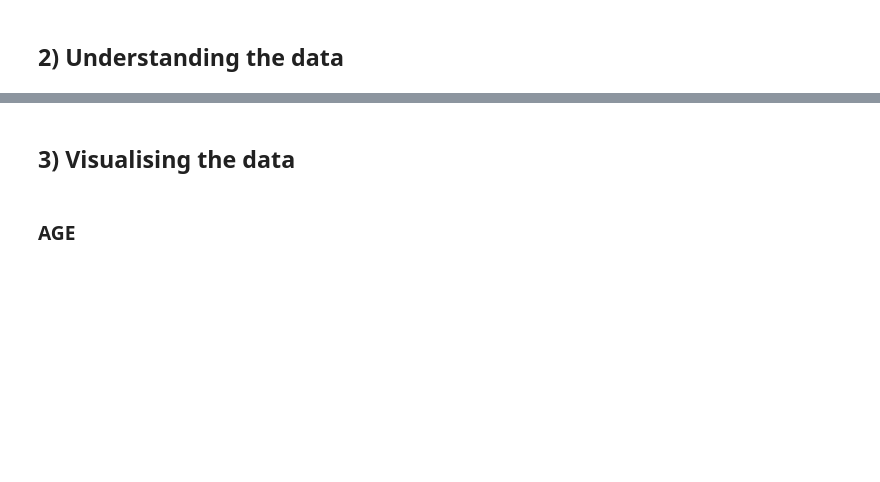
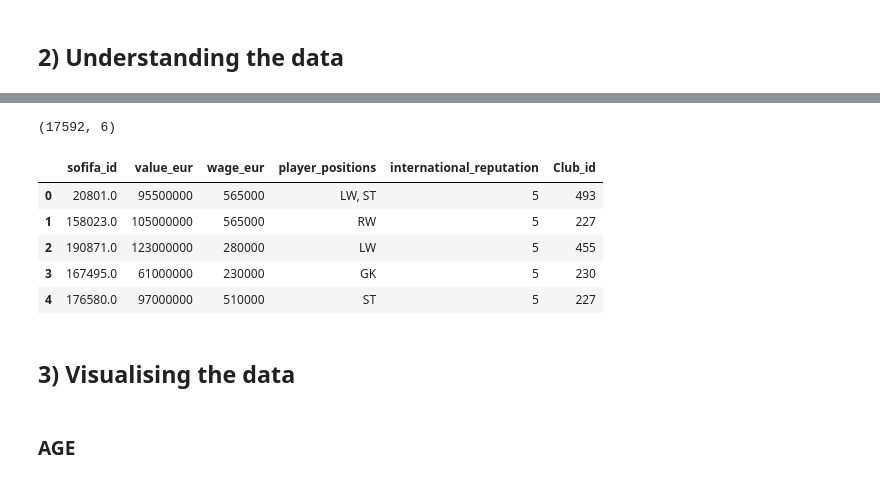
Before and after one commit to tanikellanjali/FIFA-Prediction-analyisis-, a Jupyter notebook: FIFA Project.ipynb, the cells around one changed output, grey strips where cells are left out. Drawn from its saved outputs; the diff is of its cells as text; code cells hidden in the pictures; blank space fills up the shorter version.

```diff
--- a/FIFA Project.ipynb
+++ b/FIFA Project.ipynb
@@ -320,28 +436,0 @@ display(table4)
-# %%
-table5=list(zip(sofifa_id,value_eur,wage_eur,player_positions,international_reputation))
-create_table_sql5 = """CREATE TABLE [Player_value] (
-            [sofifa_id] Real not null primary key,
-            [value_eur] integer not null,
-            [wage_eur] integer not null,
-            [player_positions] Text not null,
-            [international_reputation] integer not null,
-            [Club_id] integer,
-            FOREIGN KEY(Club_id) REFERENCES Player_Club(Club_id)
-        );"""
-database_filename = 'project.db'
-conn = sqlite3.connect(database_filename)
-create_table(conn, create_table_sql5,'Player_value')
-
-
-def insert_value(conn, values):
-    sql = '''INSERT INTO Player_value(sofifa_id,value_eur,wage_eur,player_positions,international_reputation)VALUES(?,?,?,?,?)'''
-    cur = conn.cursor()
-    cur.execute(sql, values)
-    return cur.lastrowid
-
-with conn:
-    for r in table5:
-        insert_value(conn,((r[0],r[1],r[2],r[3],r[4])))
-sel5 = 'select * from Player_Details'
-table5 = pd.read_sql_query(sel5, conn)
-display(table5)
@@ -388,7 +637,16 @@ table5.info()
 # %%
-table5.shape
+table5('project.db').shape
+# %% [output]
+(17592, 6)
 # %%
-table5.head()
+table5('project.db').head()
+# %% [output]
+|  | sofifa_id | value_eur | wage_eur | player_positions | international_reputation | Club_id |
+| 0 | 20801.0 | 95500000 | 565000 | LW, ST | 5 | 493 |
+| 1 | 158023.0 | 105000000 | 565000 | RW | 5 | 227 |
+| 2 | 190871.0 | 123000000 | 280000 | LW | 5 | 455 |
+| 3 | 167495.0 | 61000000 | 230000 | GK | 5 | 230 |
+| 4 | 176580.0 | 97000000 | 510000 | ST | 5 | 227 |
 # %% [markdown]
 ##  3) Visualising the data
 # %% [markdown]
```
Also changed, not shown: parts of 103 cells of this notebook.
